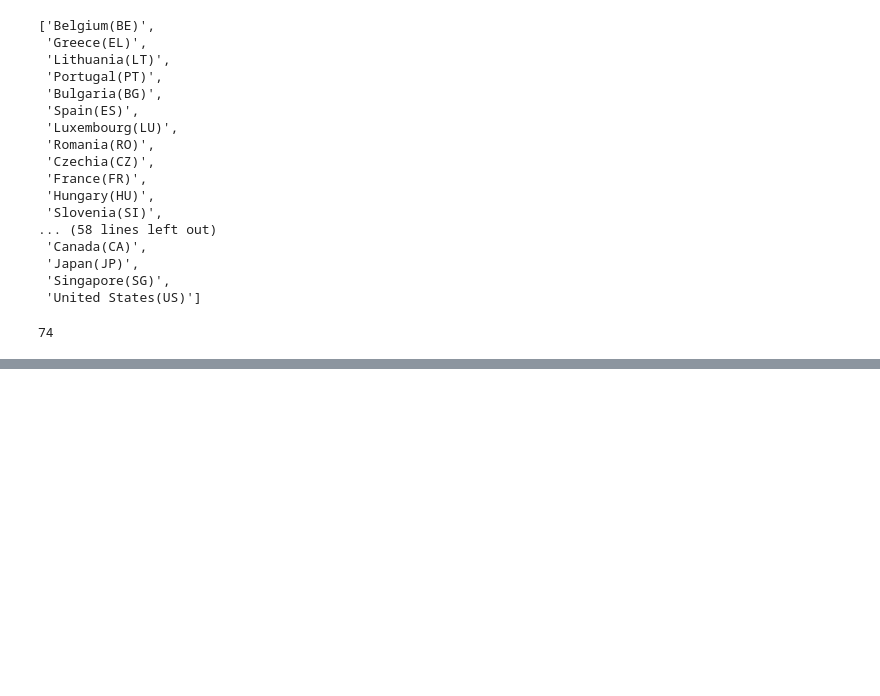
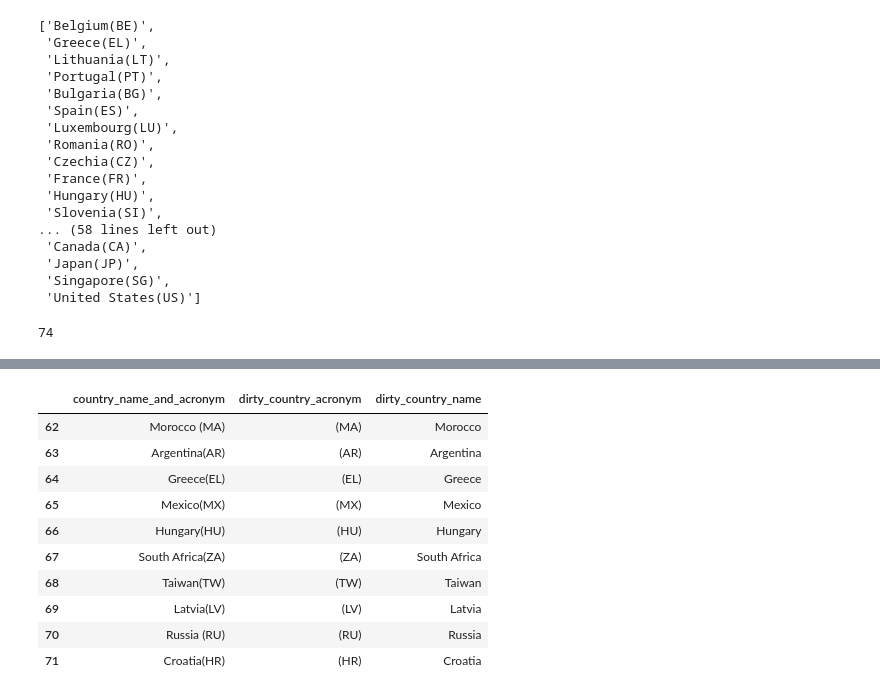
Before and after one commit to manuaq/project_m1, a Jupyter notebook: trash/project_module_1_full.ipynb, the cells around one changed output, grey strips where cells are left out. Saved outputs shown, nothing was run; the diff lists cells and outputs as text; code cells hidden in the pictures; blank space fills up the shorter version.

```diff
--- a/trash/project_module_1_full.ipynb
+++ b/trash/project_module_1_full.ipynb
@@ -974,0 +1021,16 @@ country_df['raw'].str.contains('....-..-..', regex=True)
+# %%
+country_df['dirty_country_name'] = country_df['country_name_and_acronym'].str.extract('(^.+?(?=\())', expand=True)
+
+country_df.tail(10)
+# %% [output]
+|  | country_name_and_acronym | dirty_country_acronym | dirty_country_name |
+| 62 | Morocco (MA) | (MA) | Morocco |
+| 63 | Argentina(AR) | (AR) | Argentina |
+| 64 | Greece(EL) | (EL) | Greece |
+| 65 | Mexico(MX) | (MX) | Mexico |
+| 66 | Hungary(HU) | (HU) | Hungary |
+| 67 | South Africa(ZA) | (ZA) | South Africa |
+| 68 | Taiwan(TW) | (TW) | Taiwan |
+| 69 | Latvia(LV) | (LV) | Latvia |
+| 70 | Russia (RU) | (RU) | Russia |
+| 71 | Croatia(HR) | (HR) | Croatia |
```
Also changed, not shown: parts of 15 cells of this notebook.
